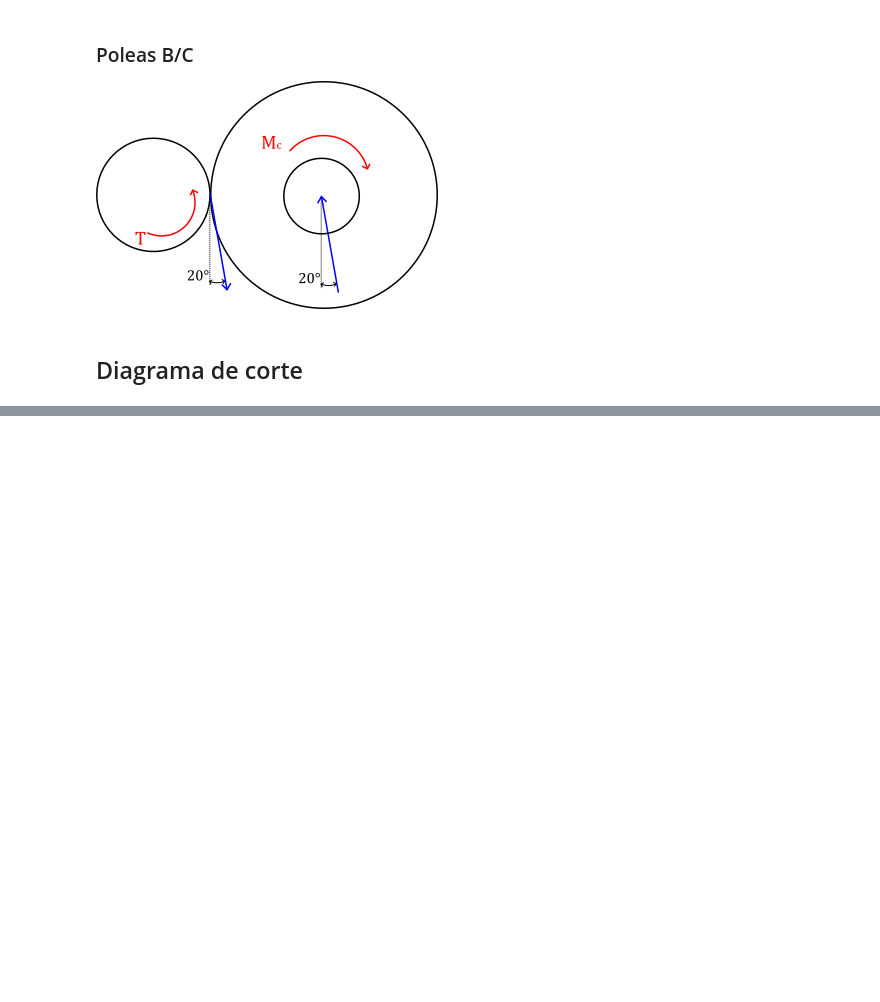
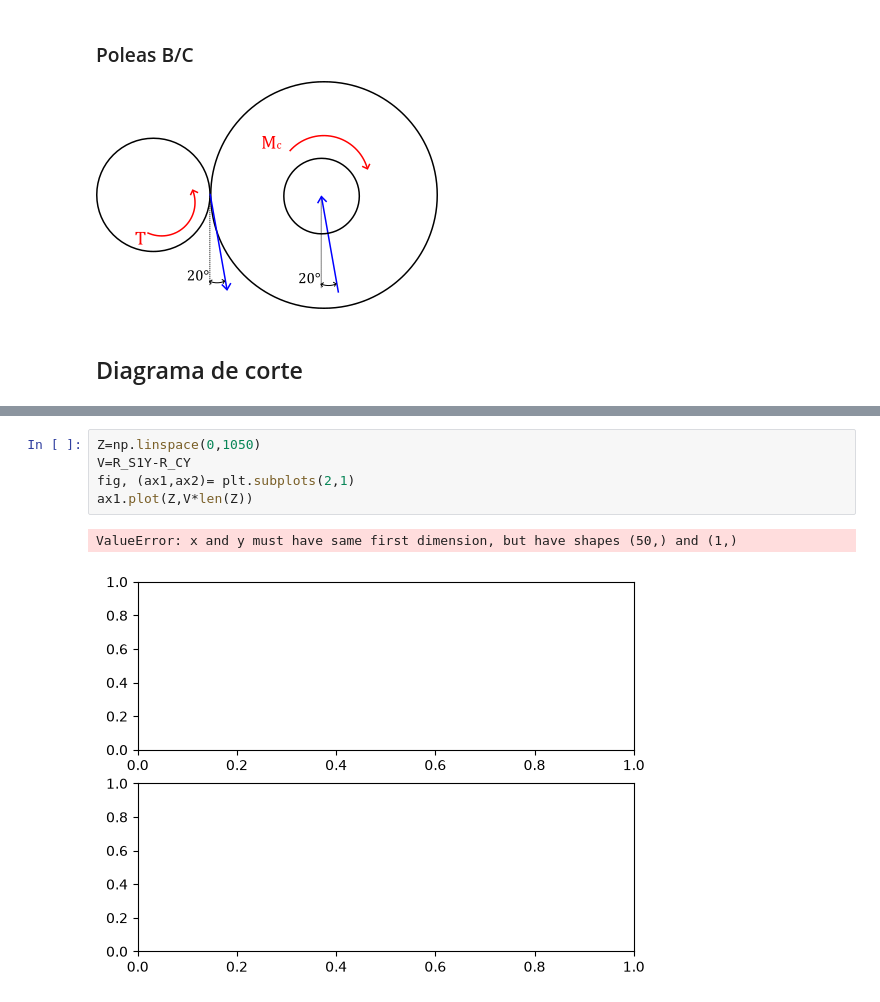
Before and after one commit to otarola-joaquin/Trabajos-varios-8vo-semestre, a Jupyter notebook: Elementos de Máquinas/Calculos de proyecto.ipynb, the cells around one changed output, grey strips where cells are left out. Drawn from its saved outputs; the diff is of its cells as text; blank space fills up the shorter version.

```diff
--- a/Elementos de Máquinas/Calculos de proyecto.ipynb
+++ b/Elementos de Máquinas/Calculos de proyecto.ipynb
@@ -109,0 +190,8 @@ R_S1X=R_CX+R_DX+R_FX-R_S2X #Sumatoria eje x
+# %%
+Z=np.linspace(0,1050)
+V=R_S1Y-R_CY
+fig, (ax1,ax2)= plt.subplots(2,1)
+ax1.plot(Z,V*len(Z))
+# %% [output]
+ValueError: x and y must have same first dimension, but have shapes (50,) and (1,)
+[figure, added]
```
Also changed, not shown: parts of 1 cell of this notebook.
